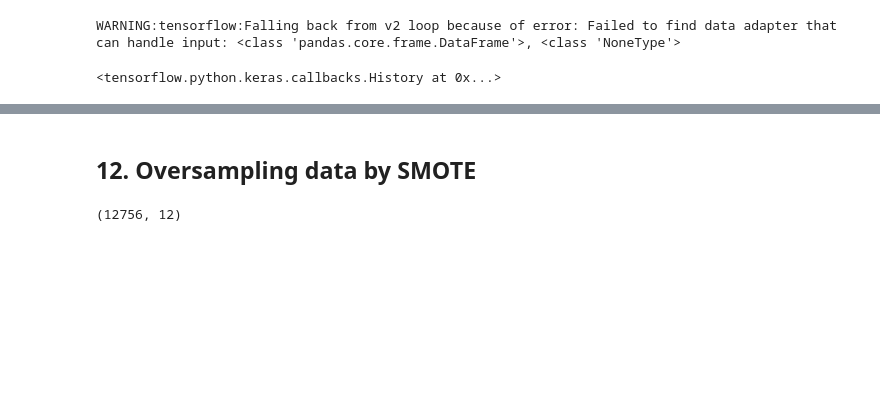
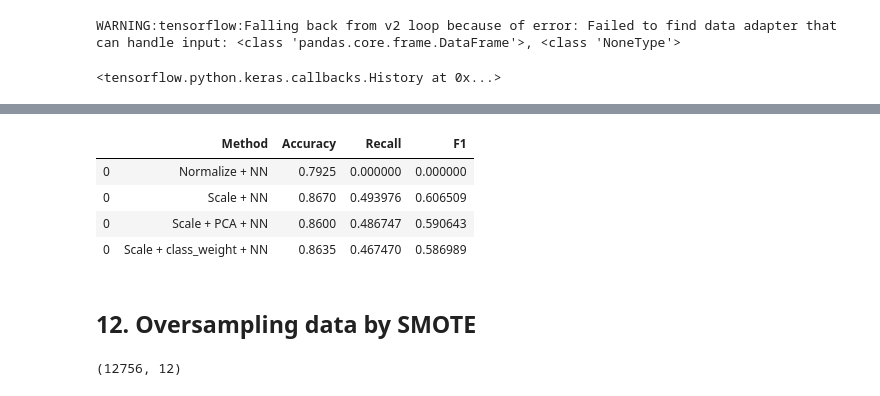
Before and after one commit to NhatTanVu/AI-ML, a Jupyter notebook: Neural Network/[Project] - Bank Churn/Project 6/Project_6_Neural_Network_Vu_Nhat_Tan.ipynb, the cells around one changed output, grey strips where cells are left out. Cells and saved outputs as stored; diff of their text form; code cells hidden in the pictures; blank space fills up the shorter version.

```diff
--- a/Neural Network/[Project] - Bank Churn/Project 6/Project_6_Neural_Network_Vu_Nhat_Tan.ipynb
+++ b/Neural Network/[Project] - Bank Churn/Project 6/Project_6_Neural_Network_Vu_Nhat_Tan.ipynb
@@ -525,15 +552,17 @@ model5.fit(X_train_scaled_pca, y_train, validation_split=0.20, epochs=maxEpoch,
 WARNING:tensorflow:Falling back from v2 loop because of error: Failed to find data adapter that can handle input: <class 'pandas.core.frame.DataFrame'>, <class 'NoneType'>
 <tensorflow.python.keras.callbacks.History at 0x...>
 # %%
-# Print Accuracy, Recall, Precision, F1 Score and Confusion Matrix
+Y_pred_cls = model5.predict_classes(X_test_scaled_pca, batch_size=200, verbose=0)
+accuracy = accuracy_score(y_test.values, Y_pred_cls)
+recall = recall_score(y_test.values, Y_pred_cls)
+precision = precision_score(y_test.values, Y_pred_cls)
+f1 = f1_score(y_test.values, Y_pred_cls)
 
-from sklearn.metrics import accuracy_score, confusion_matrix, precision_score, recall_score, f1_score
+print('Accuracy score: '+ str(accuracy))
+print('Recall score: ' + str(recall))
+print('Precision score: ' + str(precision))
+print('F1-score: ' + str(f1))
 
-Y_pred_cls = model5.predict_classes(X_test_scaled_pca, batch_size=200, verbose=0)
-print('Accuracy score: '+ str(accuracy_score(y_test.values, Y_pred_cls)))
-print('Recall score: ' + str(recall_score(y_test.values, Y_pred_cls)))
-print('Precision score: ' + str(precision_score(y_test.values, Y_pred_cls)))
-print('F-score: ' + str(f1_score(y_test.values,Y_pred_cls)))
 confusion_matrix(y_test.values, Y_pred_cls)
 # %% [output]
 WARNING:tensorflow:Falling back from v2 loop because of error: Failed to find data adapter that can handle input: <class 'pandas.core.frame.DataFrame'>, <class 'NoneType'>
@@ -545,0 +575,6 @@ array([[1529,   56],
+# %%
+resultsDf = pd.concat([resultsDf, pd.DataFrame({'Method':['Scale + PCA + NN'],
+                          'Accuracy': [accuracy],
+                          'Recall': [recall],
+                          'F1': [f1]})])
+resultsDf
@@ -641,3 +683,15 @@ array([[1477,  108],
+# %%
+resultsDf = pd.concat([resultsDf, pd.DataFrame({'Method':['Scale + class_weight + NN'],
+                          'Accuracy': [accuracy],
+                          'Recall': [recall],
+                          'F1': [f1]})])
+resultsDf
+# %% [output]
+|  | Method | Accuracy | Recall | F1 |
+| 0 | Normalize + NN | 0.7925 | 0.000000 | 0.000000 |
+| 0 | Scale + NN | 0.8670 | 0.493976 | 0.606509 |
+| 0 | Scale + PCA + NN | 0.8600 | 0.486747 | 0.590643 |
+| 0 | Scale + class_weight + NN | 0.8635 | 0.467470 | 0.586989 |
 # %% [markdown]
 ## 12. Oversampling data by SMOTE
 # %%
```
Also changed, not shown: parts of 29 cells of this notebook.
